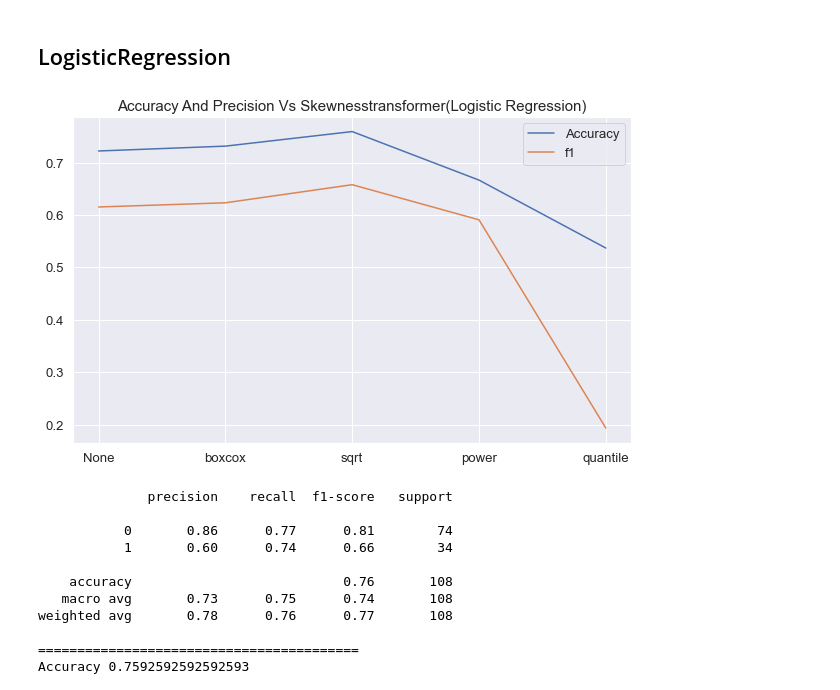
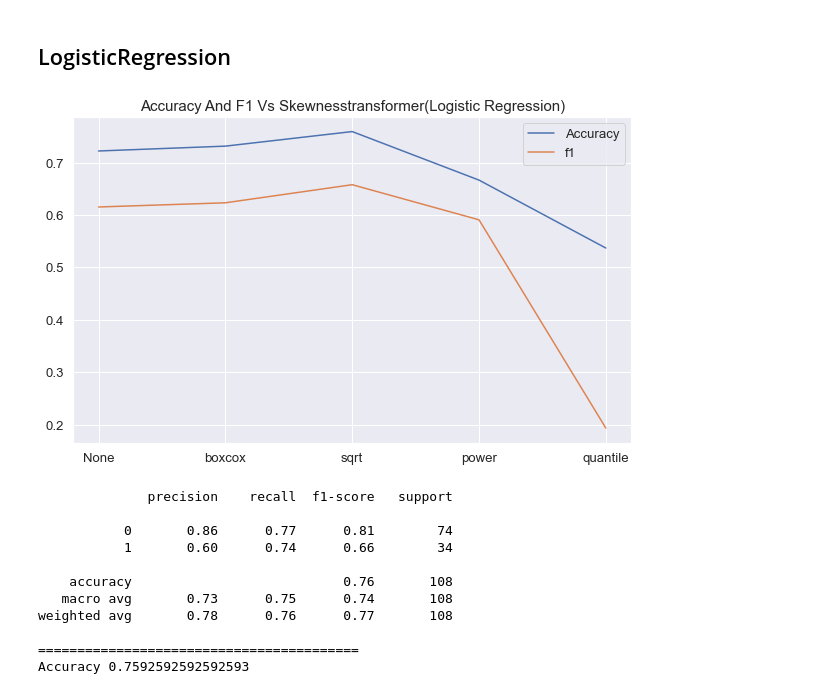
Before and after one commit to mdushetwar/Blood-Donation-Prediction, a Jupyter notebook: BloodDonationPred.ipynb, the cells around one changed output. Cells and saved outputs as stored; diff of their text form; code cells hidden in the pictures.

```diff
--- a/BloodDonationPred.ipynb
+++ b/BloodDonationPred.ipynb
@@ -1234,13 +1231,13 @@ for method in methods:
 # %%
 plt.figure(figsize=(10,6))
 
 plt.plot(['None', 'boxcox', 'sqrt', 'power', 'quantile'], list(method_accuracy_scores.values()), label='Accuracy')
 plt.plot(['None', 'boxcox', 'sqrt', 'power', 'quantile'], list(method_f1_scores.values()), label='f1')
 
-plt.title('Accuracy and Precision vs SkewnessTransformer(Logistic Regression)'.title(), fontsize=15)
+plt.title('Accuracy and F1 vs SkewnessTransformer(Logistic Regression)'.title(), fontsize=15)
 plt.legend();
 # %% [output]
-[figure, old version]
+[figure, new version]
 # %%
 # setting skewness transformation method to 'sqrt'
 
```
Also changed, not shown: parts of 3 cells of this notebook.
